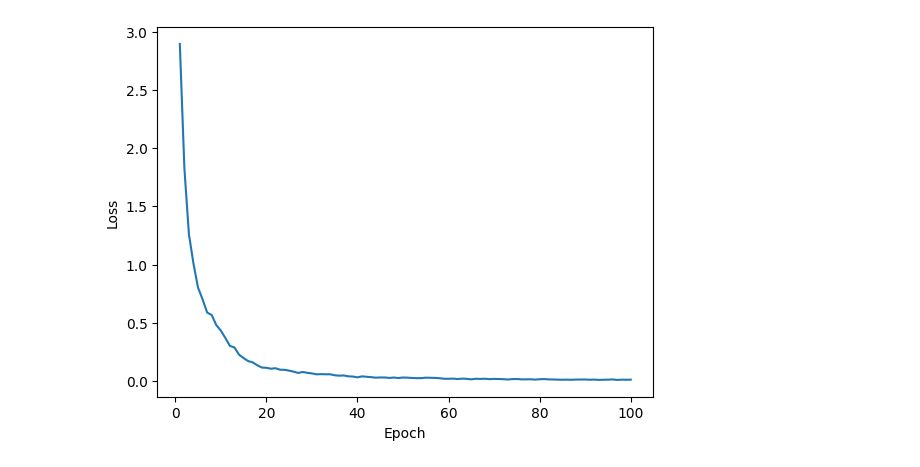
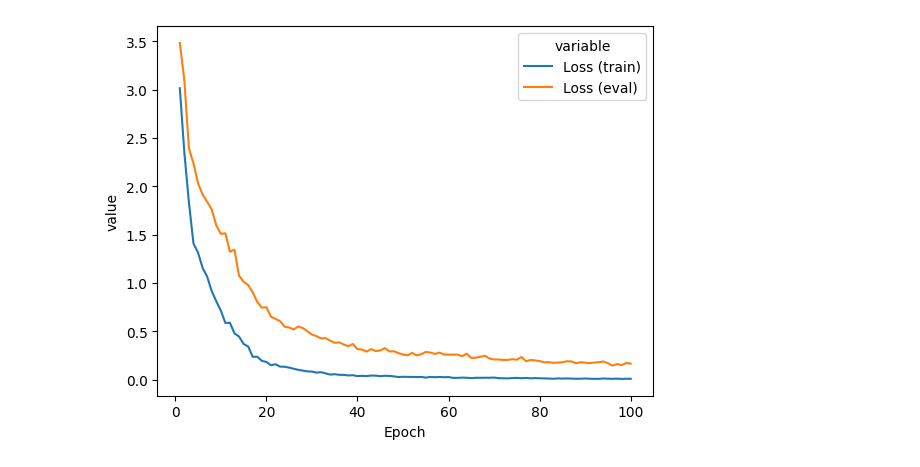
Before and after one commit to EgSergeenko/dialog-similarity, a Jupyter notebook: notebooks/train.ipynb, the cells around one changed output. Drawn from its saved outputs; the diff is of its cells as text; code cells hidden in the pictures.

Commit message:
Add basic evaluation during training

```diff
--- a/notebooks/train.ipynb
+++ b/notebooks/train.ipynb
@@ -30,30 +39,41 @@ dataset.compute_embeddings(embeddings_dir, embedder, model_name)
 
 del embedder
 # %%
-dataloader = get_dataloader(dataset, batch_size=32)
+train_loader = get_dataloader(train_set, batch_size=32, mode='train')
+eval_loader = get_dataloader(eval_set, batch_size=32, mode='eval')
+
 model = GRUEmbedder(input_dim=768, hidden_size=64).to(device)
 optimizer = torch.optim.AdamW(model.parameters())
 criterion = NTXentLoss()
 # %%
 n_epochs = 100
 
-logs = {'Epoch': [], 'Loss': []}
+logs = {'Epoch': [], 'Loss (train)': [], 'Loss (eval)': []}
 
 for epoch in range(n_epochs):
-    total_loss = 0
-    for batch in dataloader:
-        step_loss = train_step(
-            model=model,
-            batch=batch,
-            criterion=criterion,
-            optimizer=optimizer,
-            device=device,
-        )
-        total_loss += step_loss
+    train_loss = train_epoch(
+        model=model,
+        dataloader=train_loader,
+        criterion=criterion,
+        optimizer=optimizer,
+        device=device,
+    )
+    eval_loss = eval_epoch(
+        model=model,
+        dataloader=eval_loader,
+        criterion=criterion,
+        device=device,
+    )
     logs['Epoch'].append(epoch + 1)
-    logs['Loss'].append(total_loss / len(dataloader))
+    logs['Loss (train)'].append(train_loss)
+    logs['Loss (eval)'].append(eval_loss)
 # %%
-sns.lineplot(pd.DataFrame(logs), x='Epoch', y='Loss')
+sns.lineplot(
+    pd.melt(pd.DataFrame(logs), ['Epoch']),
+    x='Epoch',
+    y='value',
+    hue='variable',
+)
 plt.show()
 # %% [output]
-[figure, old version]
+[figure, new version]
```
Also changed, not shown: parts of 4 cells of this notebook, 4 other files.
